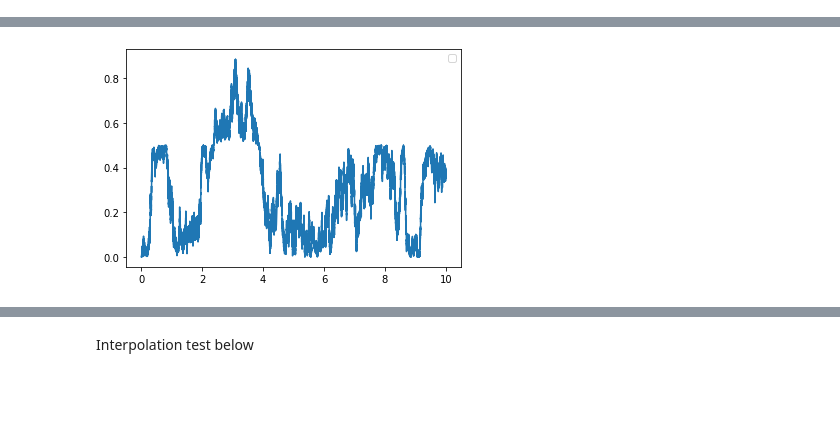
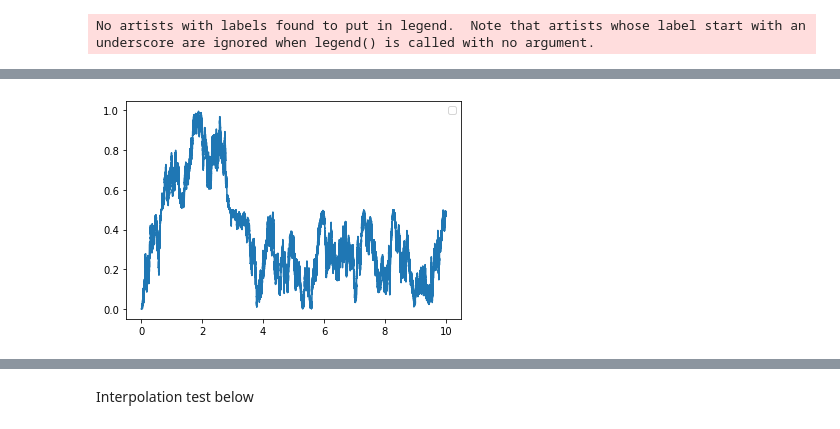
Before and after one commit to SClerckx/VTISF, a Jupyter notebook: strongConvergence.ipynb, the cells around one changed output, grey strips where cells are left out. Saved outputs shown, nothing was run; the diff lists cells and outputs as text; code cells hidden in the pictures; blank space fills up the shorter version.

```diff
--- a/strongConvergence.ipynb
+++ b/strongConvergence.ipynb
@@ -93,10 +146,11 @@ class Particle():
 # %%
 def plotRealization():
-    ts, ws, dws, dt = getWeiner(1000000,10,0)
+    %time ts, ws, dws, dt = getWeiner(1000000,10, 0)
+    %time ts, ws, dws, dt = getWeinerPandas(1000000,10, 0)
     particle = Particle(0)
-    zs = particle.simulate(ts, dws, dt)
+    %time zs = particle.simulate(ts, dws, dt)
 
-    plt.plot(ts,zs)
+    %time plt.plot(ts,zs)
 
 plotRealization()
 
@@ -106,0 +162 @@ No handles with labels found to put in legend.
+No artists with labels found to put in legend.  Note that artists whose label start with an underscore are ignored when legend() is called with no argument.
@@ -107 +165 @@ No handles with labels found to put in legend.
-[figure, old version]
+[figure, new version]
```
Also changed, not shown: parts of 9 cells of this notebook, 2 other files.
